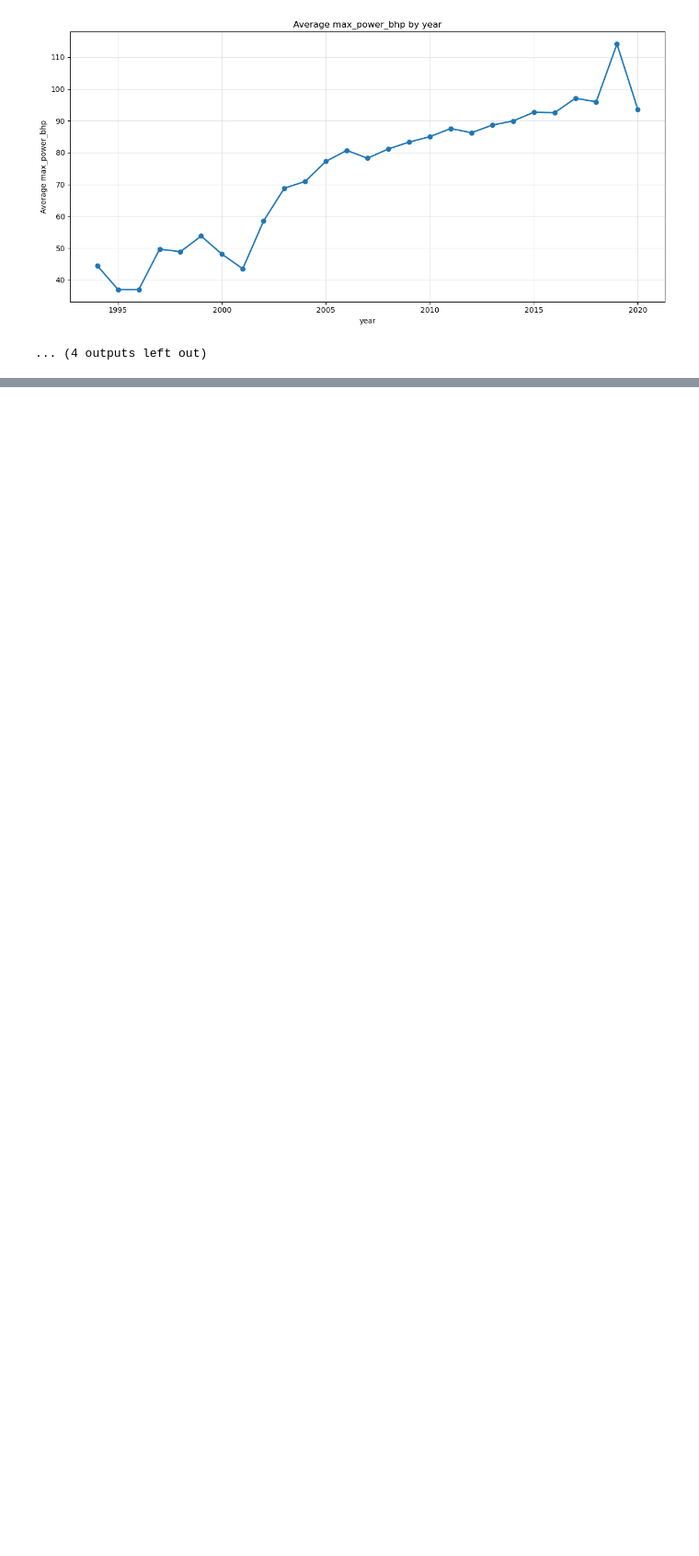
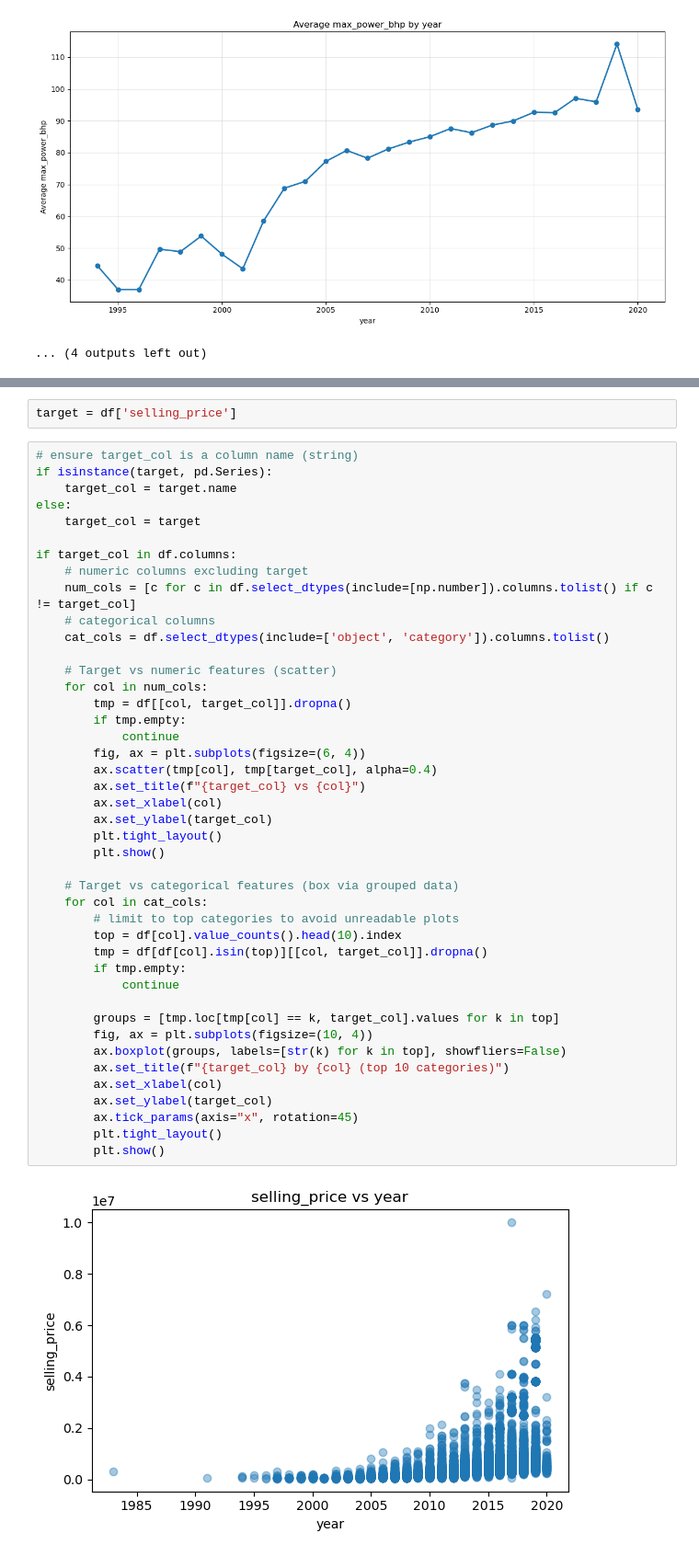
Before and after one commit to somberlyx/Car-Price-Prediction, a Jupyter notebook: car-price-prediction.ipynb, the cells around one changed output, grey strips where cells are left out. Shown at 92% size. Drawn from its saved outputs; the diff is of its cells as text; blank space fills up the shorter version.

```diff
--- a/car-price-prediction.ipynb
+++ b/car-price-prediction.ipynb
@@ -779,0 +911,47 @@ year
+# %%
+target = df['selling_price']
+# %%
+# ensure target_col is a column name (string)
+if isinstance(target, pd.Series):
+    target_col = target.name
+else:
+    target_col = target
+
+if target_col in df.columns:
+    # numeric columns excluding target
+    num_cols = [c for c in df.select_dtypes(include=[np.number]).columns.tolist() if c != target_col]
+    # categorical columns
+    cat_cols = df.select_dtypes(include=['object', 'category']).columns.tolist()
+
+    # Target vs numeric features (scatter)
+    for col in num_cols:
+        tmp = df[[col, target_col]].dropna()
+        if tmp.empty:
+            continue
+        fig, ax = plt.subplots(figsize=(6, 4))
+        ax.scatter(tmp[col], tmp[target_col], alpha=0.4)
+        ax.set_title(f"{target_col} vs {col}")
+        ax.set_xlabel(col)
+        ax.set_ylabel(target_col)
+        plt.tight_layout()
+        plt.show()
+
+    # Target vs categorical features (box via grouped data)
+    for col in cat_cols:
+        # limit to top categories to avoid unreadable plots
+        top = df[col].value_counts().head(10).index
+        tmp = df[df[col].isin(top)][[col, target_col]].dropna()
+        if tmp.empty:
+            continue
+
+        groups = [tmp.loc[tmp[col] == k, target_col].values for k in top]
+        fig, ax = plt.subplots(figsize=(10, 4))
+        ax.boxplot(groups, labels=[str(k) for k in top], showfliers=False)
+        ax.set_title(f"{target_col} by {col} (top 10 categories)")
+        ax.set_xlabel(col)
+        ax.set_ylabel(target_col)
+        ax.tick_params(axis="x", rotation=45)
+        plt.tight_layout()
+        plt.show()
+# %% [output]
+[figure, added]
```
Also changed, not shown: parts of 10 cells of this notebook.
